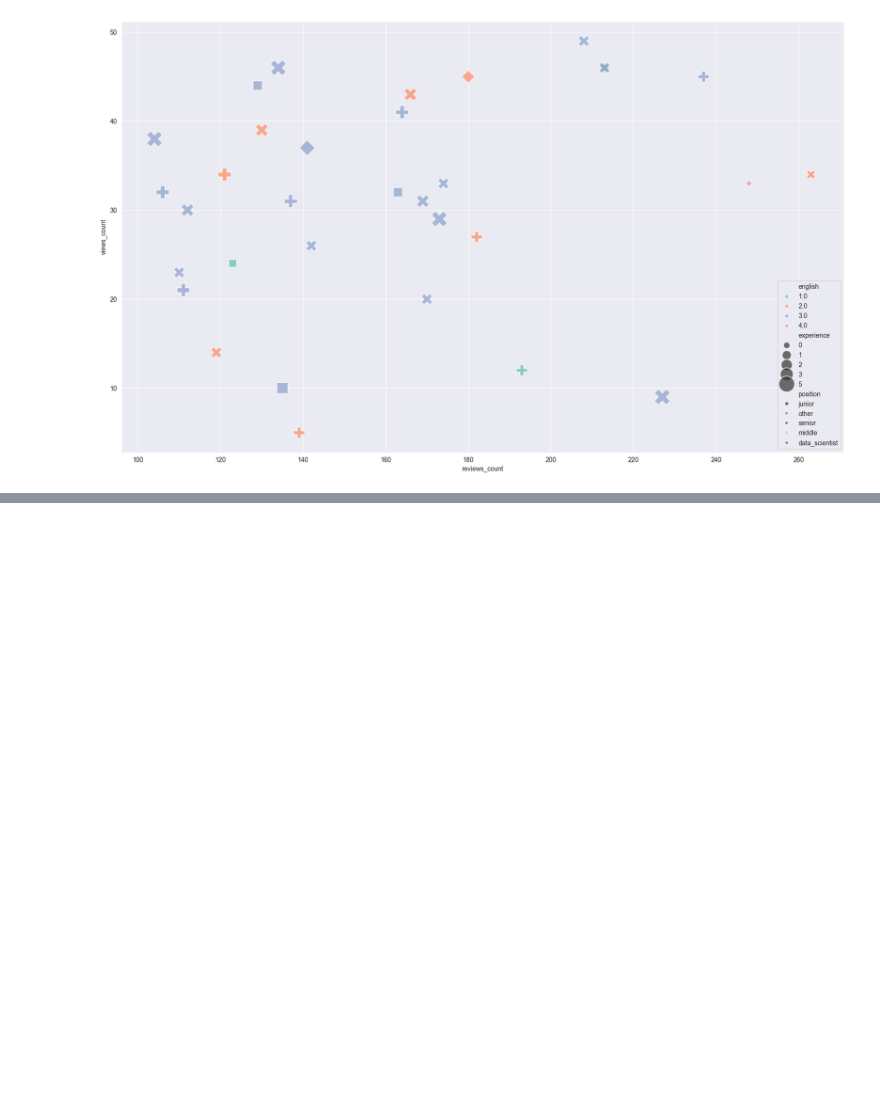
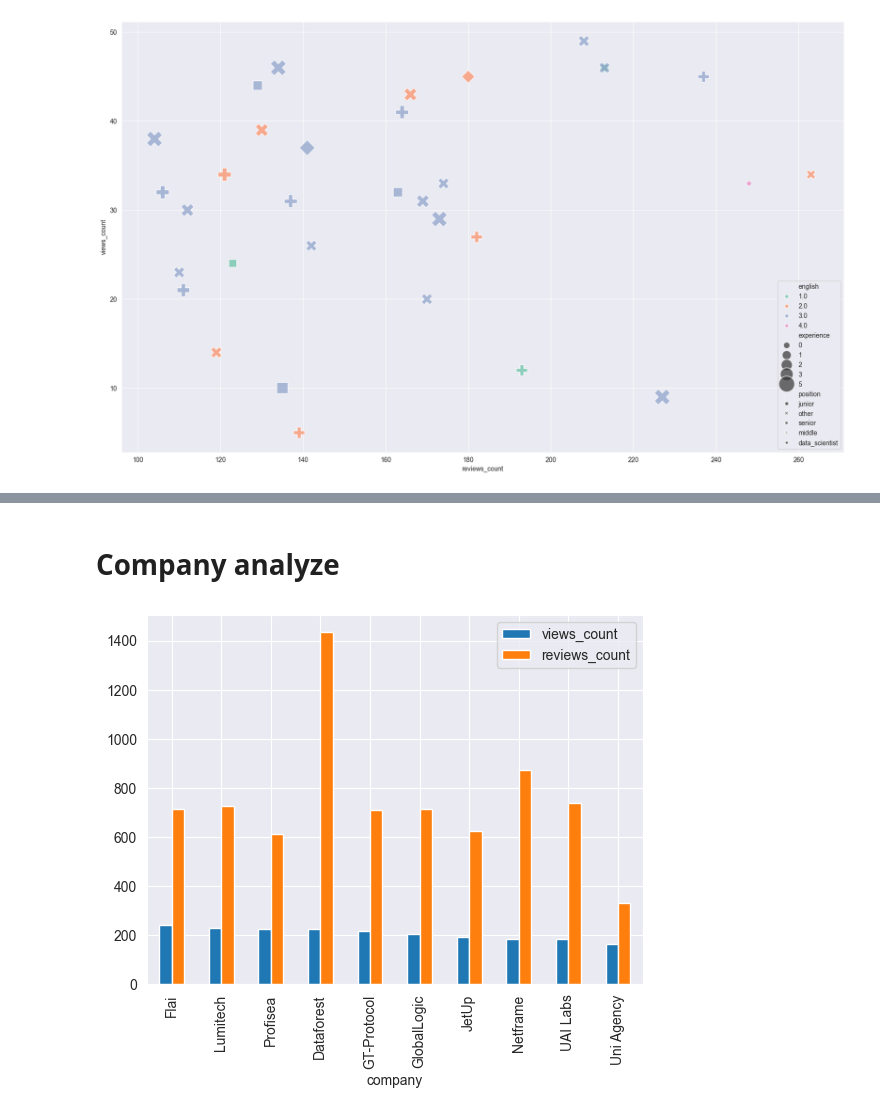
Before and after one commit to Familenko/djinni_statistic, a Jupyter notebook: analytic/main.ipynb, the cells around one changed output, grey strips where cells are left out. Saved outputs shown, nothing was run; the diff lists cells and outputs as text; code cells hidden in the pictures; blank space fills up the shorter version.

Commit message:
found good company

```diff
--- a/analytic/main.ipynb
+++ b/analytic/main.ipynb
@@ -580,0 +603,6 @@ cluster_plot(cluster_3)
+# %% [markdown]
+# Company analyze
+# %%
+df.groupby('company')[['views_count', 'reviews_count']].sum().sort_values(by='views_count', ascending=False)[:10].plot(kind='bar');
+# %% [output]
+[figure, added]
```
Also changed, not shown: parts of 19 cells of this notebook.
